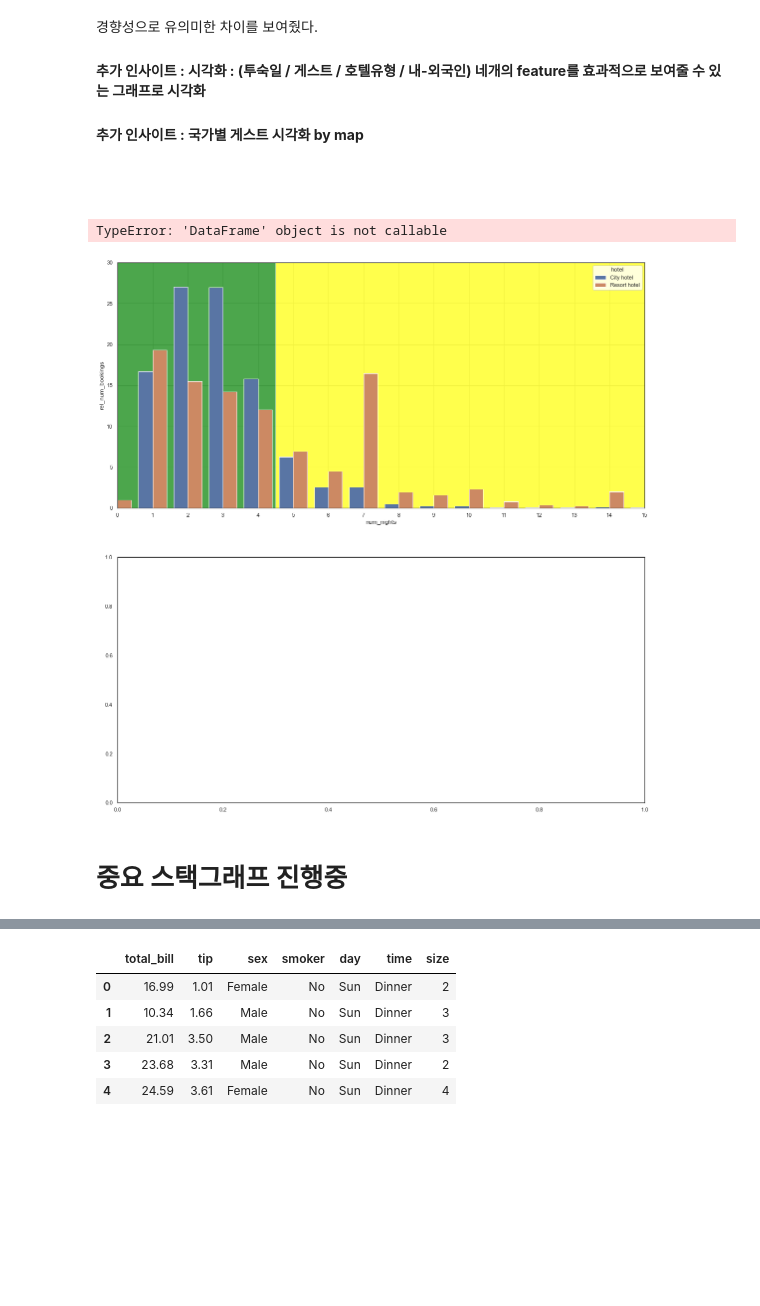
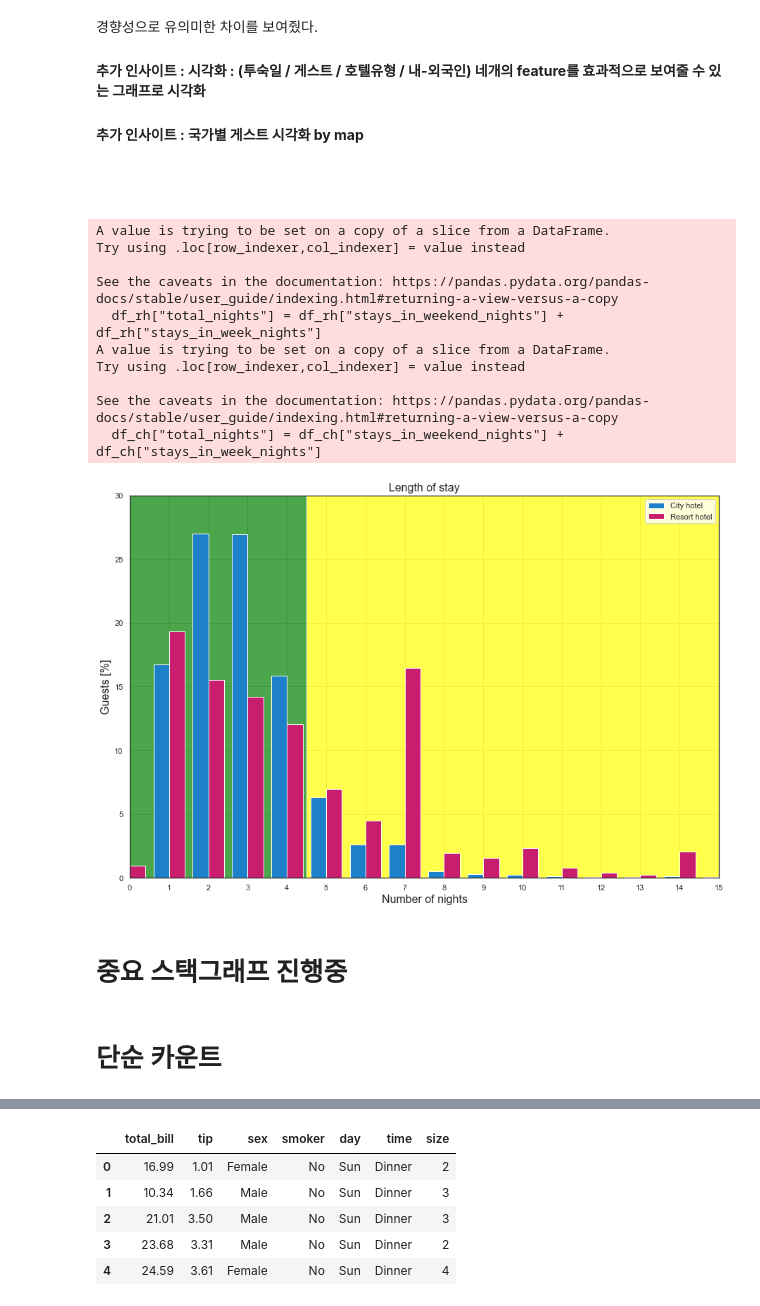
Before and after one commit to ABizCho/py_machineLearning, a Jupyter notebook: Assignment_Group/ML_group_project/ML_group_project_EDA.ipynb, the cells around one changed output, grey strips where cells are left out. Drawn from its saved outputs; the diff is of its cells as text; code cells hidden in the pictures; blank space fills up the shorter version.

Commit message:
Updated graphs

```diff
--- a/Assignment_Group/ML_group_project/ML_group_project_EDA.ipynb
+++ b/Assignment_Group/ML_group_project/ML_group_project_EDA.ipynb
@@ -454,81 +454,72 @@ num_nights_res = list(df_rh["total_nights"].value_counts().index)
 num_bookings_res = list(df_rh["total_nights"].value_counts())
 rel_bookings_res = df_rh["total_nights"].value_counts() / sum(num_bookings_res) * 100 # convert to percent
 
-# num_nights_cty = list(df_ch["total_nights"].value_counts().index)
-# num_bookings_cty = list(df_ch["total_nights"].value_counts())
-# rel_bookings_cty = df_ch["total_nights"].value_counts() / sum(num_bookings_cty) * 100 # convert to percent
-
 res_nights = pd.DataFrame({"hotel": "Resort hotel",
                            "num_nights": num_nights_res,
                            "rel_num_bookings": rel_bookings_res})
-
-# cty_nights = pd.DataFrame({"hotel": "City hotel",
-                        #    "num_nights": num_nights_cty,
-                        #    "rel_num_bookings": rel_bookings_cty})
 
 nights_data = pd.concat([res_nights, cty_nights], ignore_index=True)
 
 
 # Plotting
-fig = plt.figure(figsize=(19,20))
+fig = plt.figure(figsize=(15,10))
 
-ax1 = fig.add_subplot(2,1,1)
-ax2 = fig.add_subplot(2,1,2)
+ax1 = fig.add_subplot(1,1,1)
 
-## axes1
+# ## axes1
+# ax1.axvspan(0, 4.5, facecolor='green', alpha=0.7)
+# ax1.axvspan(4.5, 22, facecolor='yellow', alpha=0.7)
+# sns.set(style='white')
+# sns.barplot(x = "num_nights", y = "rel_num_bookings",
+#             hue="hotel", data=nights_data,
+#             hue_order = ["City hotel", "Resort hotel"], ax = ax1)
+# ax1.set_xlim([0,15])
+# ax1.set_ylim([0,30])
+
+# ax1.grid()
+# ax1.margins(0) # remove default margins (matplotlib verision 2+)
+
+
+
+## axes2
 ax1.axvspan(0, 4.5, facecolor='green', alpha=0.7)
 ax1.axvspan(4.5, 22, facecolor='yellow', alpha=0.7)
 sns.set(style='white')
 sns.barplot(x = "num_nights", y = "rel_num_bookings",
             hue="hotel", data=nights_data,
-            hue_order = ["City hotel", "Resort hotel"], ax = ax1)
+            hue_order = ["City hotel", "Resort hotel"], ax = ax1,
+            palette = ['#0086e6','#e6006b'])
 ax1.set_xlim([0,15])
 ax1.set_ylim([0,30])
 
 ax1.grid()
 ax1.margins(0) # remove default margins (matplotlib verision 2+)
-
-
-# top bar -> sum all values(smoker=No and smoker=Yes) to find y position of the bars
-total = df_ht()
-
-# bar chart 1 -> top bars (group of 'smoker=No')
-
-# bottom bar ->  take only smoker=Yes values from the data
-
-# bar chart 2 -> bottom bars (group of 'smoker=Yes')
-
-
-
-## axes2
-ax2.axvspan(0, 4.5, facecolor='green', alpha=0.7)
-ax2.axvspan(4.5, 22, facecolor='yellow', alpha=0.7)
-sns.set(style='white')
-sns.barplot(x = "num_nights", y = "rel_num_bookings",
-            hue="hotel", data=nights_data,
-            hue_order = ["City hotel", "Resort hotel"], ax = ax2)
-ax2.set_xlim([0,15])
-ax2.set_ylim([0,30])
-
-ax2.grid()
-ax2.margins(0) # remove default margins (matplotlib verision 2+)
 
 
 
 ###
 plt.title("Length of stay", fontsize=16)
 plt.xlabel("Number of nights", fontsize=16)
 plt.ylabel("Guests [%]", fontsize=16)
 plt.legend(loc="upper right")
 
 plt.show()
-
-nights_data
 # %% [output]
-TypeError: 'DataFrame' object is not callable
+A value is trying to be set on a copy of a slice from a DataFrame.
+Try using .loc[row_indexer,col_indexer] = value instead
+
+See the caveats in the documentation: https://pandas.pydata.org/pandas-docs/stable/user_guide/indexing.html#returning-a-view-versus-a-copy
+  df_rh["total_nights"] = df_rh["stays_in_weekend_nights"] + df_rh["stays_in_week_nights"]
+A value is trying to be set on a copy of a slice from a DataFrame.
+Try using .loc[row_indexer,col_indexer] = value instead
+
+See the caveats in the documentation: https://pandas.pydata.org/pandas-docs/stable/user_guide/indexing.html#returning-a-view-versus-a-copy
+  df_ch["total_nights"] = df_ch["stays_in_weekend_nights"] + df_ch["stays_in_week_nights"]
-[figure, old version]
+[figure, new version]
 # %% [markdown]
 # 중요 스택그래프 진행중
+# %% [markdown]
+# 단순 카운트
 # %%
 df = df_ht
 df.loc[df['country'] !='PRT', 'country'] ='foreign'
```
Also changed, not shown: parts of 3 cells of this notebook.
